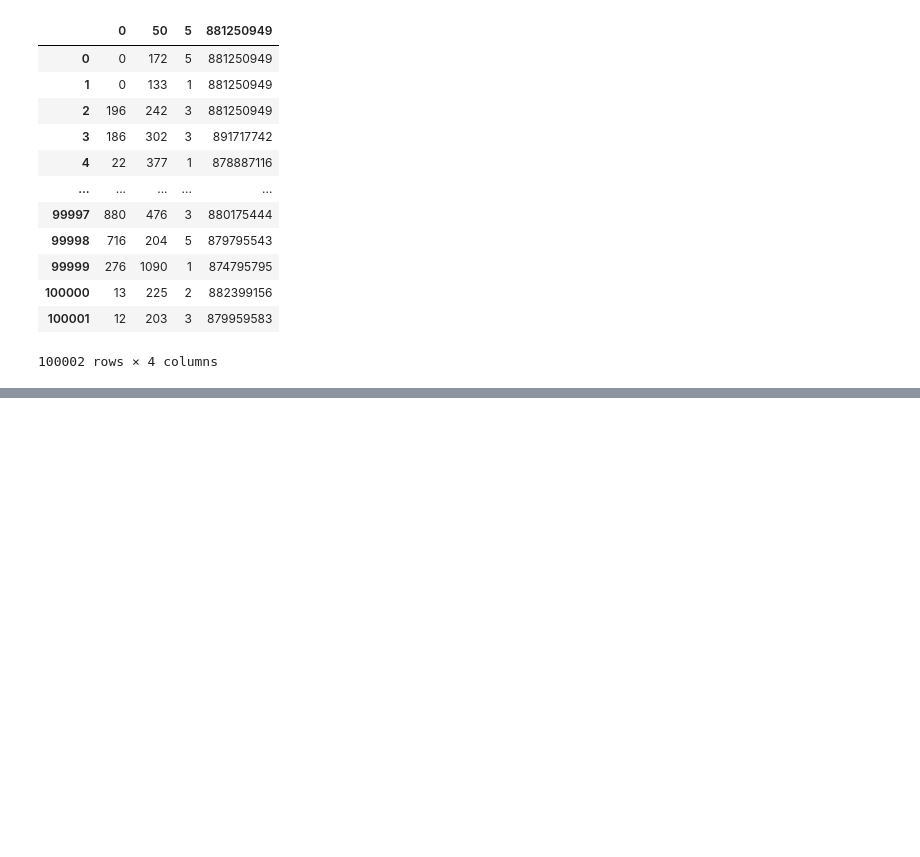
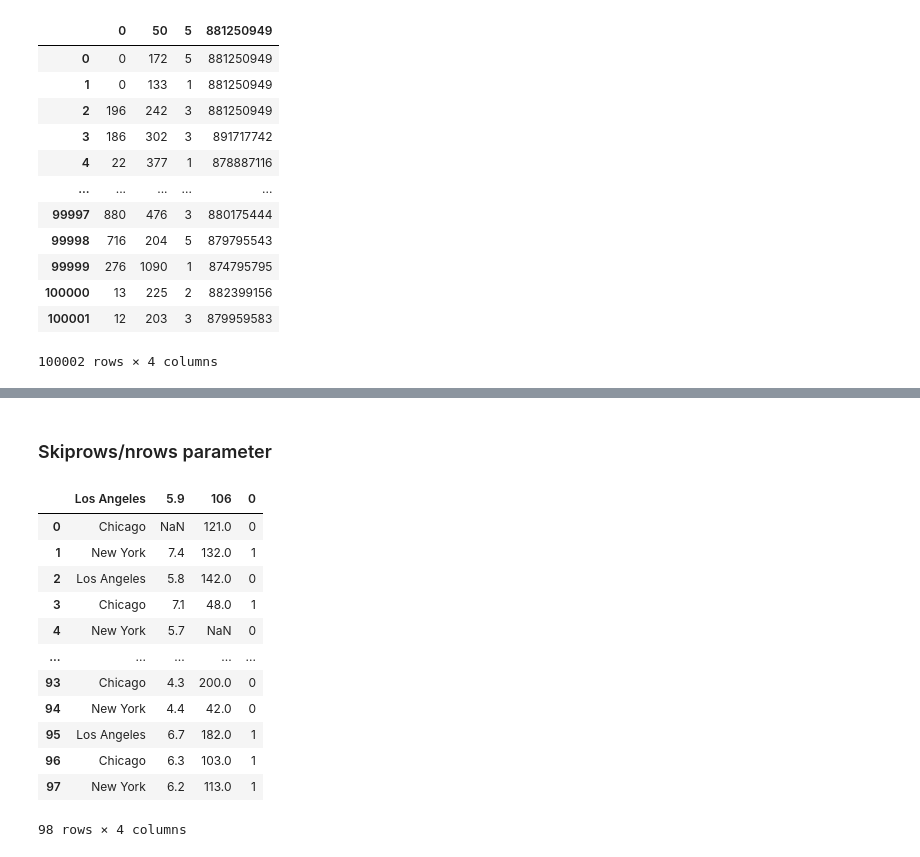
Before and after one commit to Ananya18-23/Machine-Learning-refresher, a Jupyter notebook: Data_Gathering/working-with-csv.ipynb, the cells around one changed output, grey strips where cells are left out. Drawn from its saved outputs; the diff is of its cells as text; code cells hidden in the pictures; blank space fills up the shorter version.

```diff
--- a/Data_Gathering/working-with-csv.ipynb
+++ b/Data_Gathering/working-with-csv.ipynb
@@ -68,0 +141,18 @@ pd.read_csv('file.tsv', sep='\t')
+# %% [markdown]
+### Skiprows/nrows parameter
+# %%
+pd.read_csv('placementdata.csv',skiprows=[0,1])  # skiprows skip the first 5 rows of the data frame.
+# %% [output]
+|  | Los Angeles | 5.9 | 106 | 0 |
+| 0 | Chicago | NaN | 121.0 | 0 |
+| 1 | New York | 7.4 | 132.0 | 1 |
+| 2 | Los Angeles | 5.8 | 142.0 | 0 |
+| 3 | Chicago | 7.1 | 48.0 | 1 |
+| 4 | New York | 5.7 | NaN | 0 |
+| ... | ... | ... | ... | ... |
+| 93 | Chicago | 4.3 | 200.0 | 0 |
+| 94 | New York | 4.4 | 42.0 | 0 |
+| 95 | Los Angeles | 6.7 | 182.0 | 1 |
+| 96 | Chicago | 6.3 | 103.0 | 1 |
+| 97 | New York | 6.2 | 113.0 | 1 |
+98 rows × 4 columns
```
Also changed, not shown: parts of 24 cells of this notebook.
